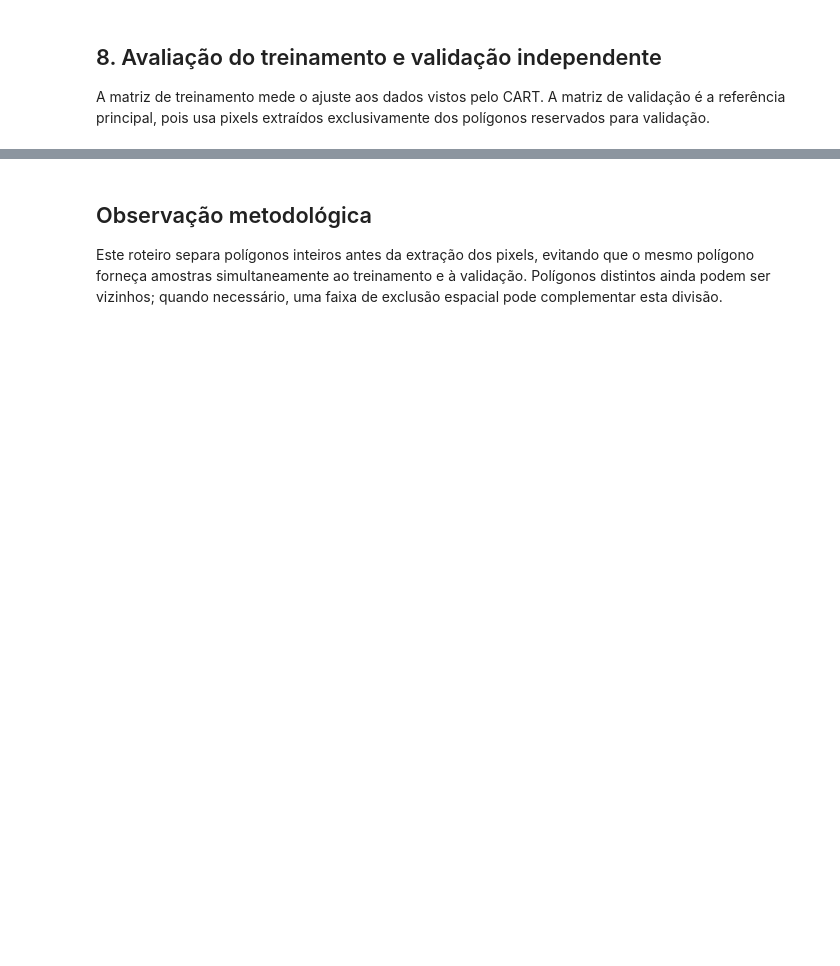
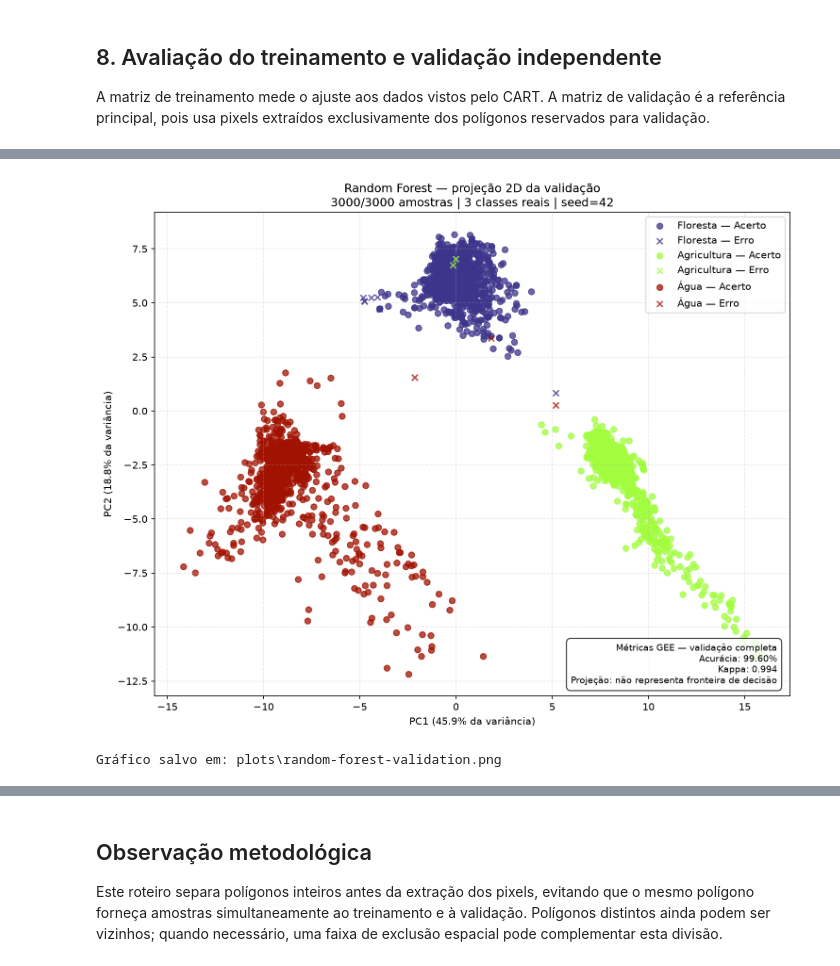
Before and after one commit to Samuel1-salc/ee-Lab, a Jupyter notebook: src/lab/base/classification-v3.ipynb, the cells around one changed output, grey strips where cells are left out. Saved outputs shown, nothing was run; the diff lists cells and outputs as text; code cells hidden in the pictures; blank space fills up the shorter version.

Commit message:
made the graph visualizer for classification cluster

```diff
--- a/src/lab/base/classification-v3.ipynb
+++ b/src/lab/base/classification-v3.ipynb
@@ -60,14 +63,14 @@ print("Bandas:", bandas_preditoras.getInfo())
 O campo `landcover` é definido novamente com base no asset de origem. Isso é intencional: os dois arquivos podem conter o mesmo `class_id` usado durante o desenho.
 # %%
 ASSET_FLORESTA = (
-    "projects/poetic-tesla-506814-e1/assets/tocantins_2025_FLORESTA"
+    "projects/lateral-spirit-514212-j0/assets/tocantins_2025_RESERVA_FLORESTAL"
 )
 ASSET_AGRICULTURA = (
-    "projects/poetic-tesla-506814-e1/assets/tocantins_2025_AGRICULTURA"
+    "projects/lateral-spirit-514212-j0/assets/tocantins_2025_AGRICULTURA"
 )
 
 ASSET_AGUA = (
-    "projects/poetic-tesla-506814-e1/assets/tocantins_2025_AGUA"
+    "projects/lateral-spirit-514212-j0/assets/tocantins_2025_AGUA"
 )
 
 
@@ -177,7 +190,7 @@ amostras_treino = Models.stratified_sample(
     region=aoi,
     num_points=AMOSTRAS_POR_CLASSE,
     class_values=[0, 1, 2],
-    class_points=[AMOSTRAS_POR_CLASSE, AMOSTRAS_POR_CLASSE],
+    class_points=[AMOSTRAS_POR_CLASSE] * 3,
     scale=ESCALA,
     seed=SEED,
     tile_scale=2,
@@ -190,7 +203,7 @@ amostras_validacao = Models.stratified_sample(
     region=aoi,
     num_points=AMOSTRAS_POR_CLASSE,
     class_values=[0, 1, 2],
-    class_points=[AMOSTRAS_POR_CLASSE, AMOSTRAS_POR_CLASSE],
+    class_points=[AMOSTRAS_POR_CLASSE] * 3,
     scale=ESCALA,
     seed=SEED + 1,
     tile_scale=2,
@@ -271,7 +290,7 @@ metricas_validacao = Models.validation_metrics(
     validation_samples=amostras_validacao,
     class_property=PROPRIEDADE_CLASSE,
     prediction_property="classification",
-    class_order=[0, 1, 2, 3],
+    class_order=[0, 1, 2],
 )
 print("#### RANDOM FOREST ACURACY ####")
 print("Matriz de confusão — treinamento:")
@@ -286,0 +314,24 @@ print("Acurácia do consumidor:", metricas_validacao["consumers_accuracy"].getIn
+# %%
+from repository_ee import Visualizer
+
+# Pontos limitados para visualização; métricas GEE da validação completa.
+resultado_visualizacao = Visualizer.plot_random_forest_classification(
+    validation_metrics=metricas_validacao,
+    feature_columns=bandas_preditoras,
+    label_property=PROPRIEDADE_CLASSE,
+    prediction_property="classification",
+    class_names={0: "Floresta", 1: "Agricultura", 2: "Água"},
+    projection="pca",
+    standardize=True,
+    output_path="plots/random-forest-validation.png",
+    max_samples=3000,
+    seed=SEED,
+    figsize=(10, 8),
+    dpi=150,
+    show=True,
+)
+
+print("Gráfico salvo em:", resultado_visualizacao["output_path"])
+# %% [output]
+[figure, added]
+Gráfico salvo em: plots\random-forest-validation.png
```
Also changed, not shown: parts of 9 cells of this notebook, 11 other files.
